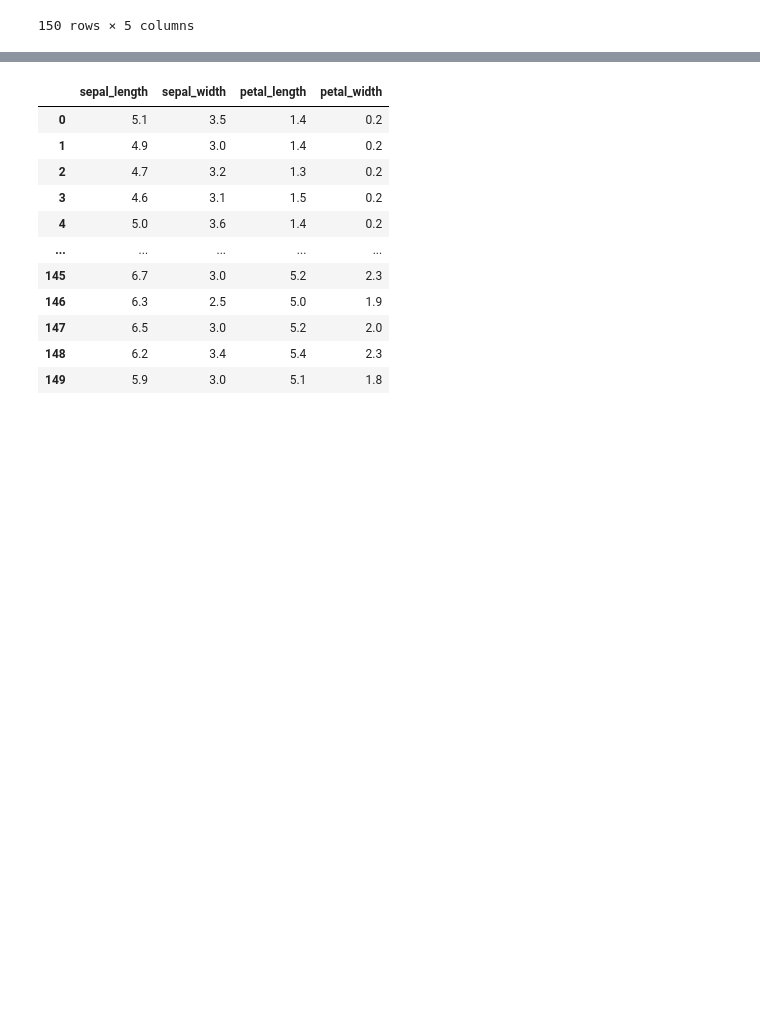
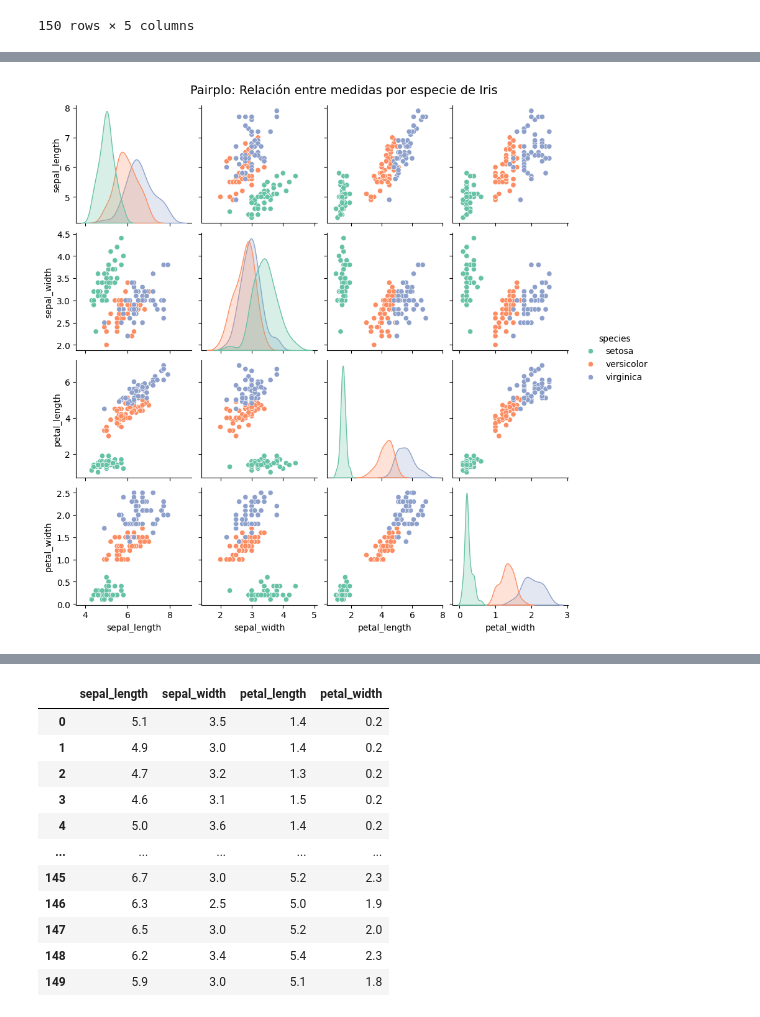
Before and after one commit to AlejandroCuntin/data-science, a Jupyter notebook: 02-iris-clasificación/notebooks/01-iris.ipynb, the cells around one changed output, grey strips where cells are left out. Cells and saved outputs as stored; diff of their text form; code cells hidden in the pictures; blank space fills up the shorter version.

Commit message:
creacion de graficos de dispersion para comprar las 3 especies y poder saber cuando podemos diferenciarlas

```diff
--- a/02-iris-clasificación/notebooks/01-iris.ipynb
+++ b/02-iris-clasificación/notebooks/01-iris.ipynb
@@ -27,0 +55,22 @@ iris_df
+# %%
+import os
+import matplotlib.pyplot as plt
+import seaborn as sns
+
+#Creamos el pairplot coloreado por especie
+grafico = sns.pairplot(
+    iris_df,
+    hue="species",
+    diag_kind="kde",
+    palette="Set2",
+    height=2.2
+)
+
+#Añadir un título general arriba del todo
+grafico.figure.suptitle("Pairplo: Relación entre medidas por especie de Iris",  y=1.02, fontsize=14)
+
+#Guardar la imagen en alta calidad y mostrarla
+plt.savefig("../reports/figures/01-pairplot_iris_png", dpi=150,bbox_inches="tight")
+plt.show()
+# %% [output]
+[figure, added]
```
Also changed, not shown: parts of 5 cells of this notebook, 1 other file.
